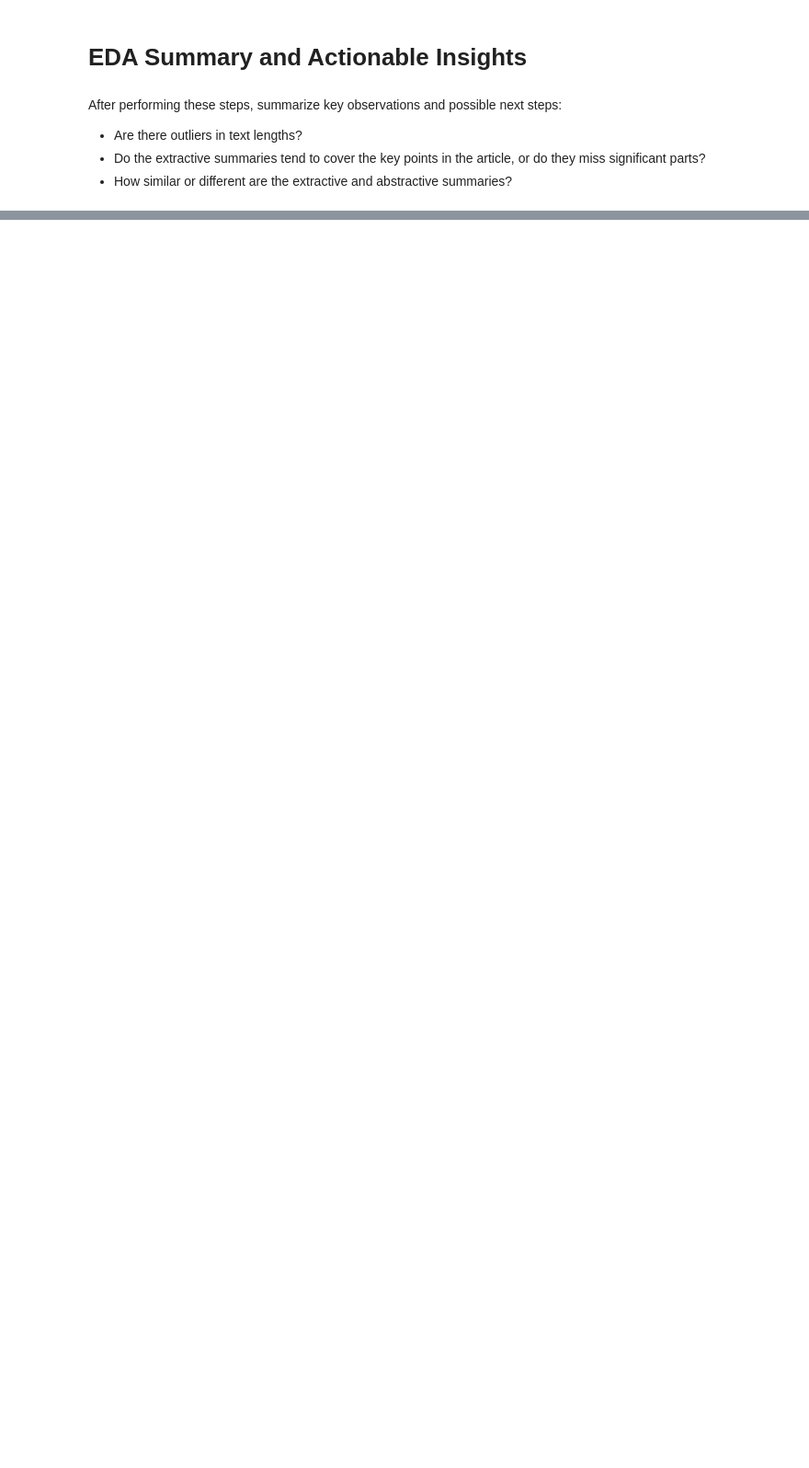
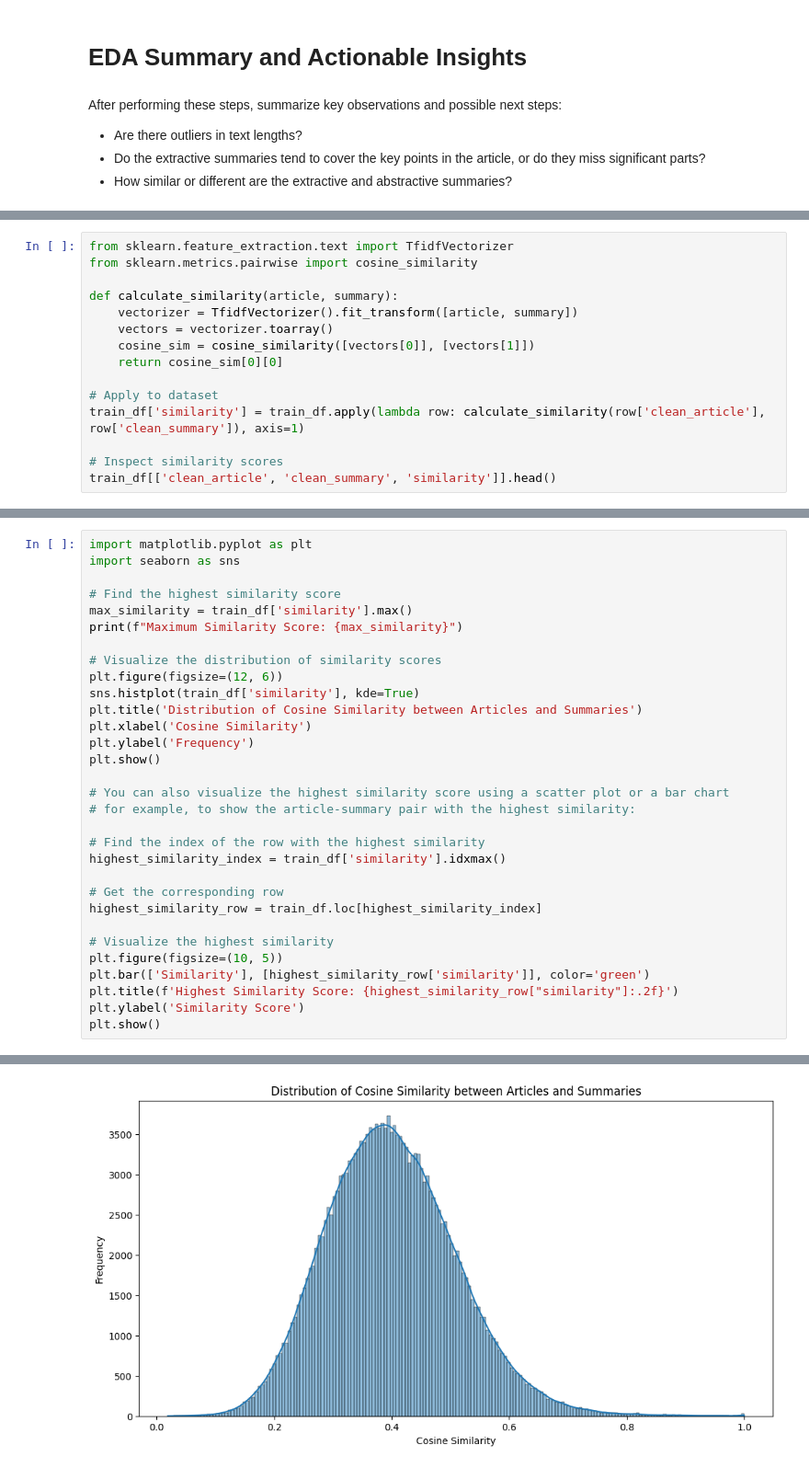
Before and after one commit to kairamilanifitria/NLP-Projects, a Jupyter notebook: Project 2 Text Summarization/Project2_EDA.ipynb, the cells around one changed output, grey strips where cells are left out. Shown at 92% size. Cells and saved outputs as stored; diff of their text form; blank space fills up the shorter version.

```diff
--- a/Project 2 Text Summarization/Project2_EDA.ipynb
+++ b/Project 2 Text Summarization/Project2_EDA.ipynb
@@ -193,0 +201,15 @@ After performing these steps, summarize key observations and possible next steps
+# %%
+from sklearn.feature_extraction.text import TfidfVectorizer
+from sklearn.metrics.pairwise import cosine_similarity
+
+def calculate_similarity(article, summary):
+    vectorizer = TfidfVectorizer().fit_transform([article, summary])
+    vectors = vectorizer.toarray()
+    cosine_sim = cosine_similarity([vectors[0]], [vectors[1]])
+    return cosine_sim[0][0]
+
+# Apply to dataset
+train_df['similarity'] = train_df.apply(lambda row: calculate_similarity(row['clean_article'], row['clean_summary']), axis=1)
+
+# Inspect similarity scores
+train_df[['clean_article', 'clean_summary', 'similarity']].head()
@@ -193,0 +223,32 @@ After performing these steps, summarize key observations and possible next steps
+# %%
+import matplotlib.pyplot as plt
+import seaborn as sns
+
+# Find the highest similarity score
+max_similarity = train_df['similarity'].max()
+print(f"Maximum Similarity Score: {max_similarity}")
+
+# Visualize the distribution of similarity scores
+plt.figure(figsize=(12, 6))
+sns.histplot(train_df['similarity'], kde=True)
+plt.title('Distribution of Cosine Similarity between Articles and Summaries')
+plt.xlabel('Cosine Similarity')
+plt.ylabel('Frequency')
+plt.show()
+
+# You can also visualize the highest similarity score using a scatter plot or a bar chart
+# for example, to show the article-summary pair with the highest similarity:
+
+# Find the index of the row with the highest similarity
+highest_similarity_index = train_df['similarity'].idxmax()
+
+# Get the corresponding row
+highest_similarity_row = train_df.loc[highest_similarity_index]
+
+# Visualize the highest similarity
+plt.figure(figsize=(10, 5))
+plt.bar(['Similarity'], [highest_similarity_row['similarity']], color='green')
+plt.title(f'Highest Similarity Score: {highest_similarity_row["similarity"]:.2f}')
+plt.ylabel('Similarity Score')
+plt.show()
+# %% [output]
@@ -193,0 +256 @@ After performing these steps, summarize key observations and possible next steps
+[figure, added]
```
Also changed, not shown: parts of 15 cells of this notebook.
